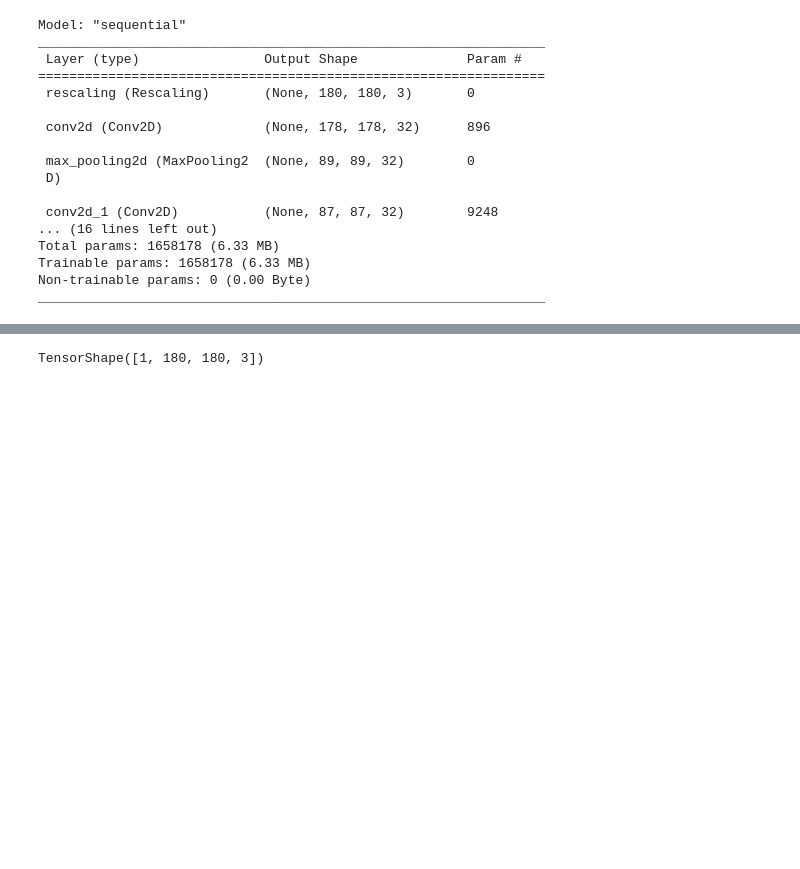
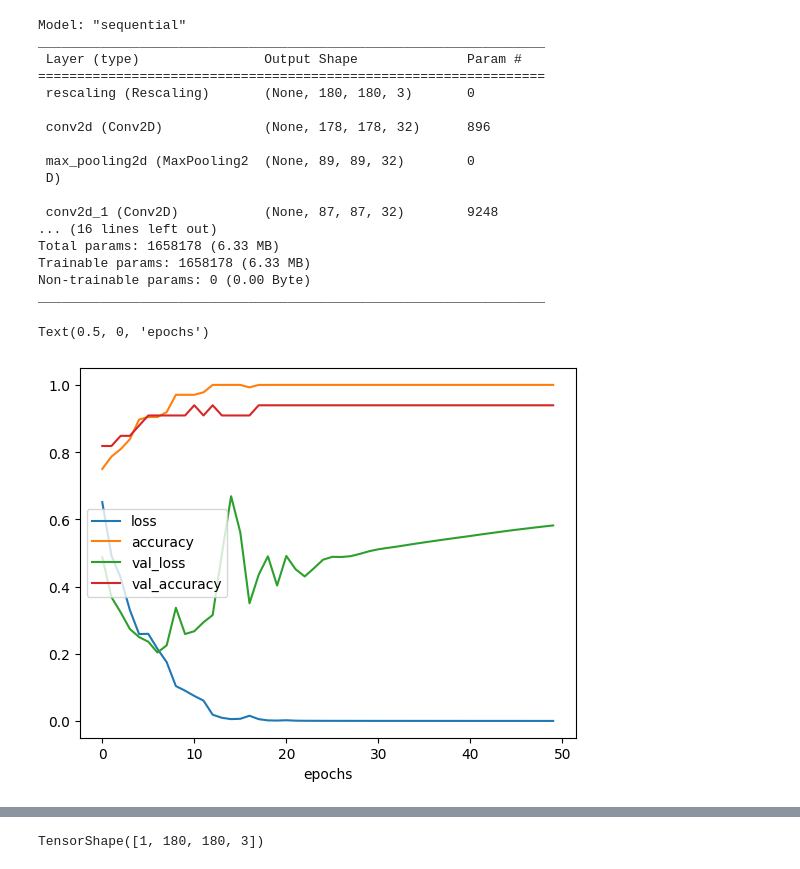
Before and after one commit to pbackx/ai-and-lego, a Jupyter notebook: learning/analysis.ipynb, the cells around one changed output, grey strips where cells are left out. Saved outputs shown, nothing was run; the diff lists cells and outputs as text; code cells hidden in the pictures; blank space fills up the shorter version.

```diff
--- a/learning/analysis.ipynb
+++ b/learning/analysis.ipynb
@@ -201,6 +177,12 @@ Total params: 1658178 (6.33 MB)
 Trainable params: 1658178 (6.33 MB)
 Non-trainable params: 0 (0.00 Byte)
 _________________________________________________________________
+# %%
+pd.DataFrame(history.history).plot()
+plt.xlabel("epochs")
+# %% [output]
+Text(0.5, 0, 'epochs')
+[figure, added]
 # %%
 list(train_ds.enumerate())[0]
 # %% [output]
```
Also changed, not shown: parts of 10 cells of this notebook, 4 other files.
